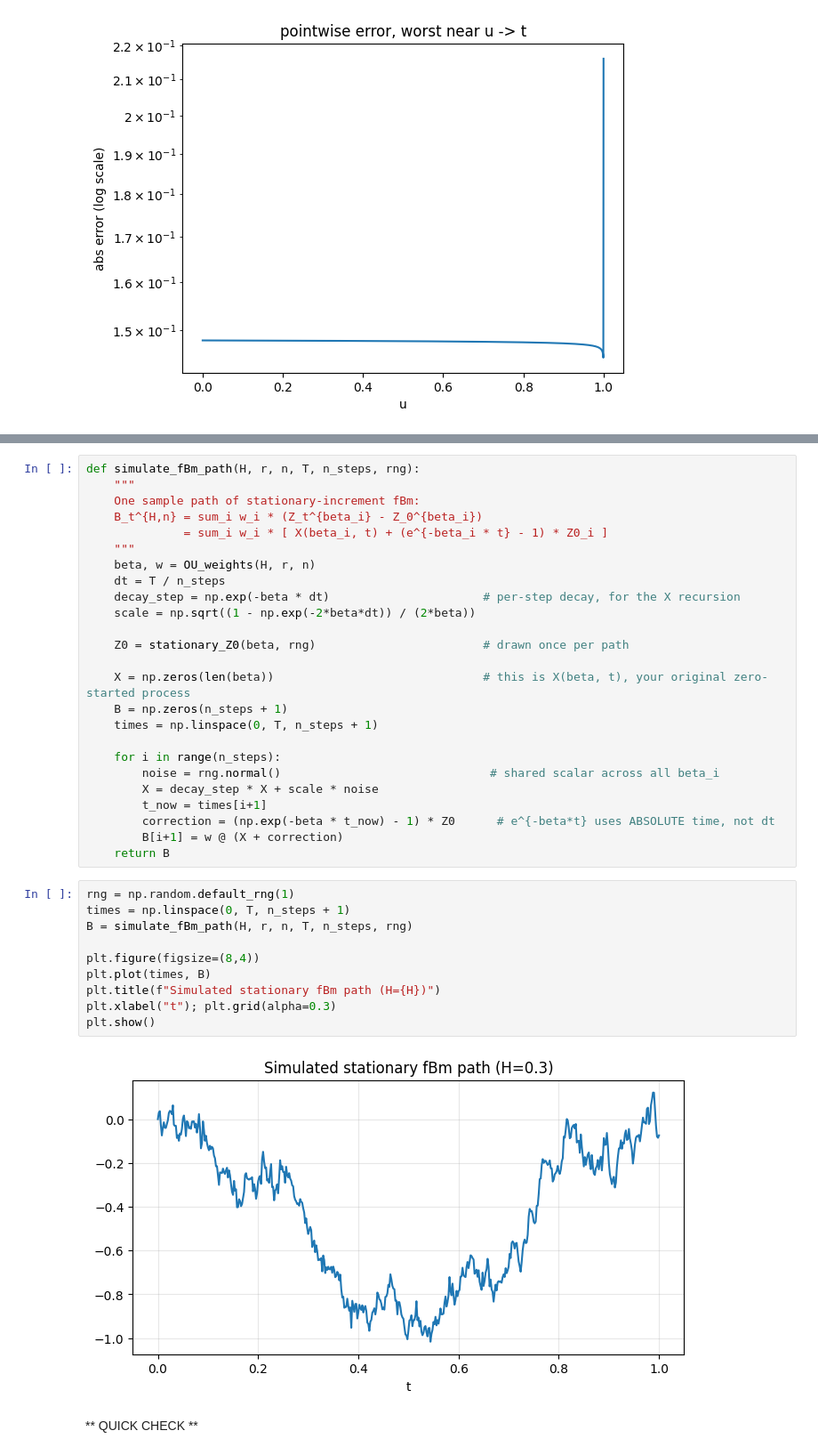
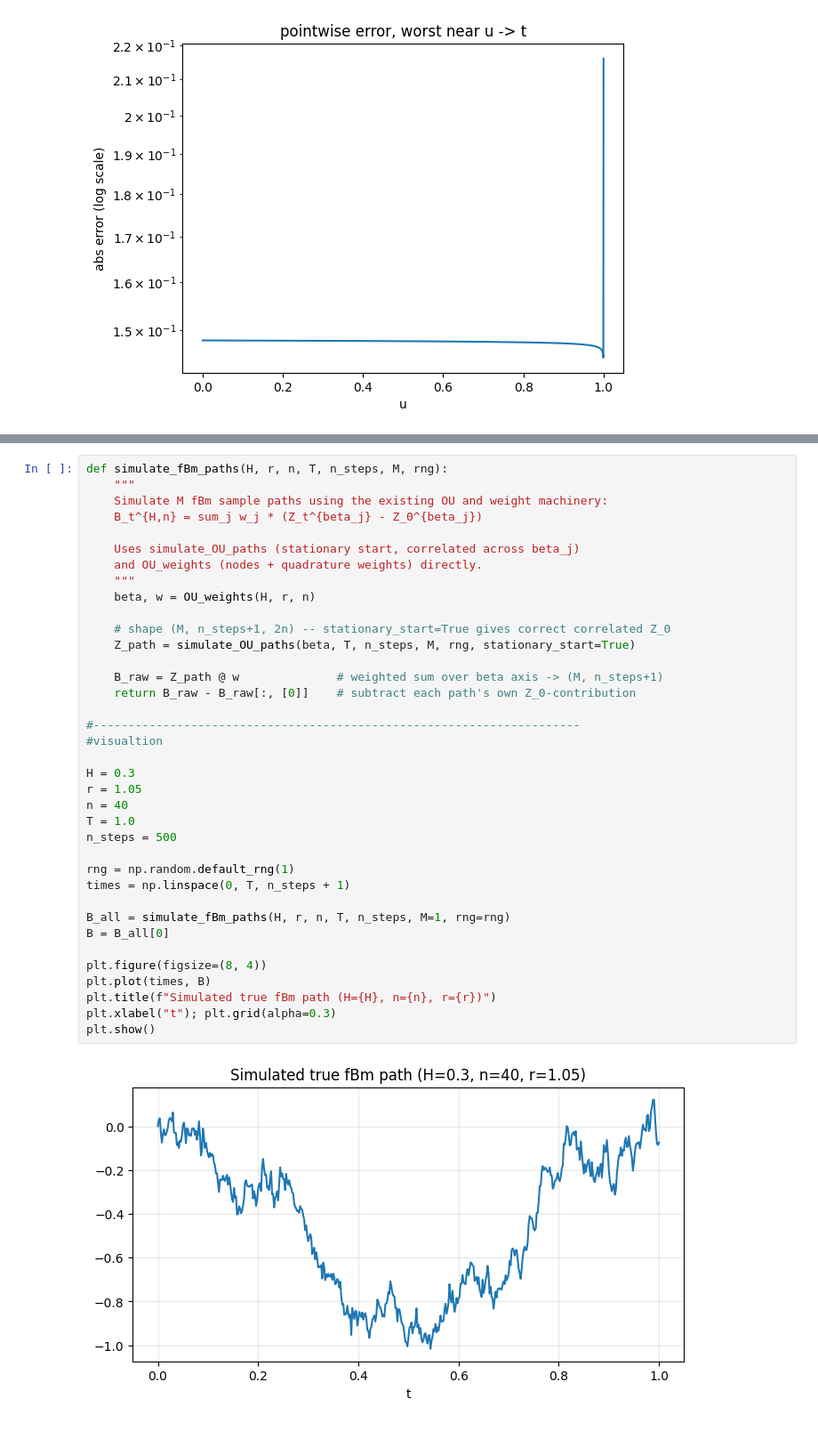
Before and after one commit to tom-rex/fBm_Carnegie_Implementation, a Jupyter notebook: OU_simulation.ipynb, the cells around one changed output, grey strips where cells are left out. Shown at 89% size. Drawn from its saved outputs; the diff is of its cells as text.

```diff
--- a/OU_simulation.ipynb
+++ b/OU_simulation.ipynb
@@ -238,39 +174,39 @@ $$Z_t^{\beta} - Z_0^{\beta} = (e^{-\beta t} - 1) Z_0^{\beta} + X(\beta,t)$$
-# %%
-def simulate_fBm_path(H, r, n, T, n_steps, rng):
-    """
-    One sample path of stationary-increment fBm:
-    B_t^{H,n} = sum_i w_i * (Z_t^{beta_i} - Z_0^{beta_i})
-              = sum_i w_i * [ X(beta_i, t) + (e^{-beta_i * t} - 1) * Z0_i ]
-    """
-    beta, w = OU_weights(H, r, n)
-    dt = T / n_steps
-    decay_step = np.exp(-beta * dt)                      # per-step decay, for the X recursion
-    scale = np.sqrt((1 - np.exp(-2*beta*dt)) / (2*beta))
-
-    Z0 = stationary_Z0(beta, rng)                        # drawn once per path
-
-    X = np.zeros(len(beta))                              # this is X(beta, t), your original zero-started process
-    B = np.zeros(n_steps + 1)
-    times = np.linspace(0, T, n_steps + 1)
-
-    for i in range(n_steps):
-        noise = rng.normal()                              # shared scalar across all beta_i
-        X = decay_step * X + scale * noise
-        t_now = times[i+1]
-        correction = (np.exp(-beta * t_now) - 1) * Z0      # e^{-beta*t} uses ABSOLUTE time, not dt
-        B[i+1] = w @ (X + correction)
-    return B
-# %%
-rng = np.random.default_rng(1)
-times = np.linspace(0, T, n_steps + 1)
-B = simulate_fBm_path(H, r, n, T, n_steps, rng)
-
-plt.figure(figsize=(8,4))
-plt.plot(times, B)
-plt.title(f"Simulated stationary fBm path (H={H})")
-plt.xlabel("t"); plt.grid(alpha=0.3)
-plt.show()
-# %% [output]
-[figure, removed]
-# %% [markdown]
-** QUICK CHECK **
+# %%
+def simulate_fBm_paths(H, r, n, T, n_steps, M, rng):
+    """
+    Simulate M fBm sample paths using the existing OU and weight machinery:
+    B_t^{H,n} = sum_j w_j * (Z_t^{beta_j} - Z_0^{beta_j})
+
+    Uses simulate_OU_paths (stationary start, correlated across beta_j)
+    and OU_weights (nodes + quadrature weights) directly.
+    """
+    beta, w = OU_weights(H, r, n)
+
+    # shape (M, n_steps+1, 2n) -- stationary_start=True gives correct correlated Z_0
+    Z_path = simulate_OU_paths(beta, T, n_steps, M, rng, stationary_start=True)
+
+    B_raw = Z_path @ w              # weighted sum over beta axis -> (M, n_steps+1)
+    return B_raw - B_raw[:, [0]]    # subtract each path's own Z_0-contribution
+
+#----------------------------------------------------------------------
+#visualtion
+
+H = 0.3
+r = 1.05
+n = 40
+T = 1.0
+n_steps = 500
+
+rng = np.random.default_rng(1)
+times = np.linspace(0, T, n_steps + 1)
+
+B_all = simulate_fBm_paths(H, r, n, T, n_steps, M=1, rng=rng)
+B = B_all[0]
+
+plt.figure(figsize=(8, 4))
+plt.plot(times, B)
+plt.title(f"Simulated true fBm path (H={H}, n={n}, r={r})")
+plt.xlabel("t"); plt.grid(alpha=0.3)
+plt.show()
+# %% [output]
+[figure, added]
```
Also changed, not shown: parts of 7 cells of this notebook, 5 other files.
